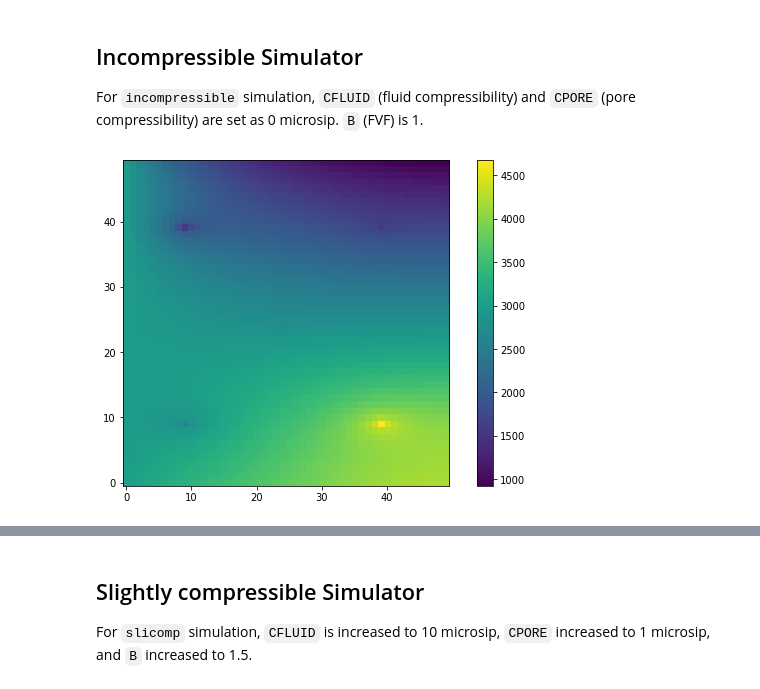
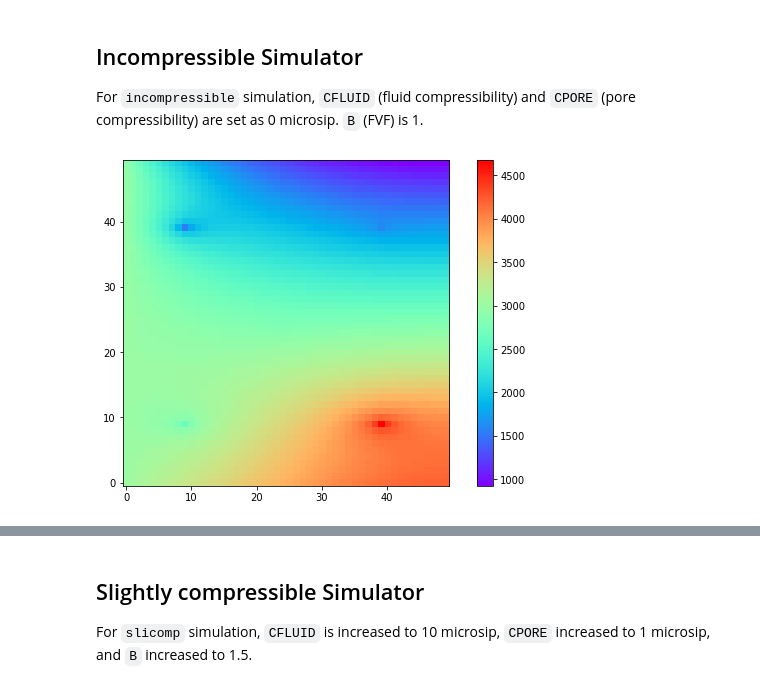
Before and after one commit to yohanesnuwara/pyresim, a Jupyter notebook: simulators/intermediate/PyReSim_intermediate2d.ipynb, the cells around one changed output, grey strips where cells are left out. Drawn from its saved outputs; the diff is of its cells as text; code cells hidden in the pictures.

```diff
--- a/simulators/intermediate/PyReSim_intermediate2d.ipynb
+++ b/simulators/intermediate/PyReSim_intermediate2d.ipynb
@@ -398,35 +398,35 @@ for i in range(xi):
                                       dz, kx, ky, mu, B, solver='incompressible')
 
         # fill in LHS matrix
         lhs_mat = fill2d_lhs_mat(bound_loc[i, j], block_index[i, j], xi, lhs_mat,
                                  px_min, px_plus, py_min, py_plus, p)
 
         # fill in RHS matrix
         rhs_mat = fill2d_rhs_mat(block_index[i, j], rhs_mat, rhs)
 
 """""""""""
 PRESSURE SOLVER
 """""""""""
 p_sol = np.linalg.solve(lhs_mat, rhs_mat)
 
 p_sol = p_sol.T.reshape(-1)
 
 """""""""""
 DISPLAY PRESSURE
 """""""""""
 
 # display well
 xsc = np.array(well_loc)[:,0]
 ysc = np.array(well_loc)[:,1]
 
 p_sol = p_sol.reshape(-1, xi)
 plt.figure(figsize=(10,6))
-plt.imshow(p_sol, origin='lower')
+plt.imshow(p_sol, cmap='rainbow', origin='lower')
 plt.colorbar()
 # plt.scatter(xsc, ysc, color='black')
 plt.show()
 # %% [output]
-[figure, old version]
+[figure, new version]
 # %%
 """""""""""
 WELL SIMULATION
```
Also changed, not shown: parts of 3 cells of this notebook.
